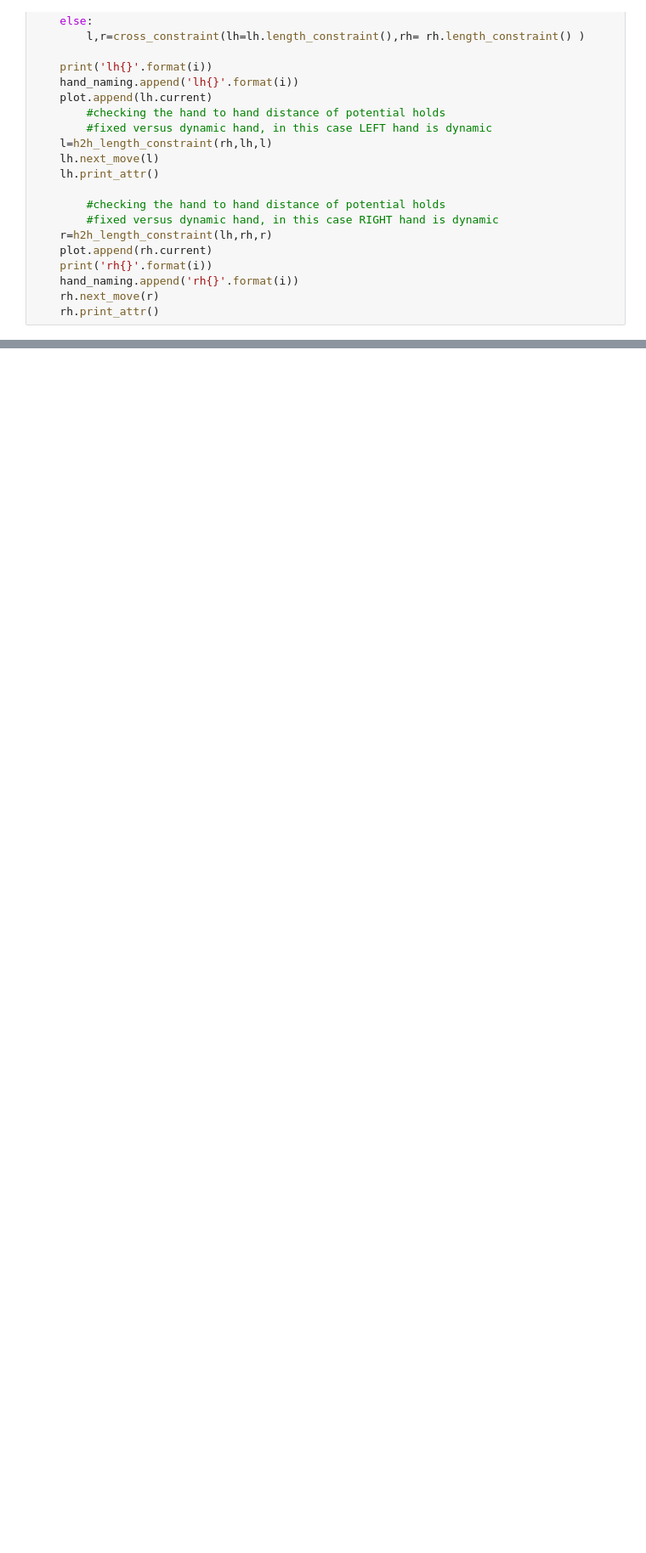
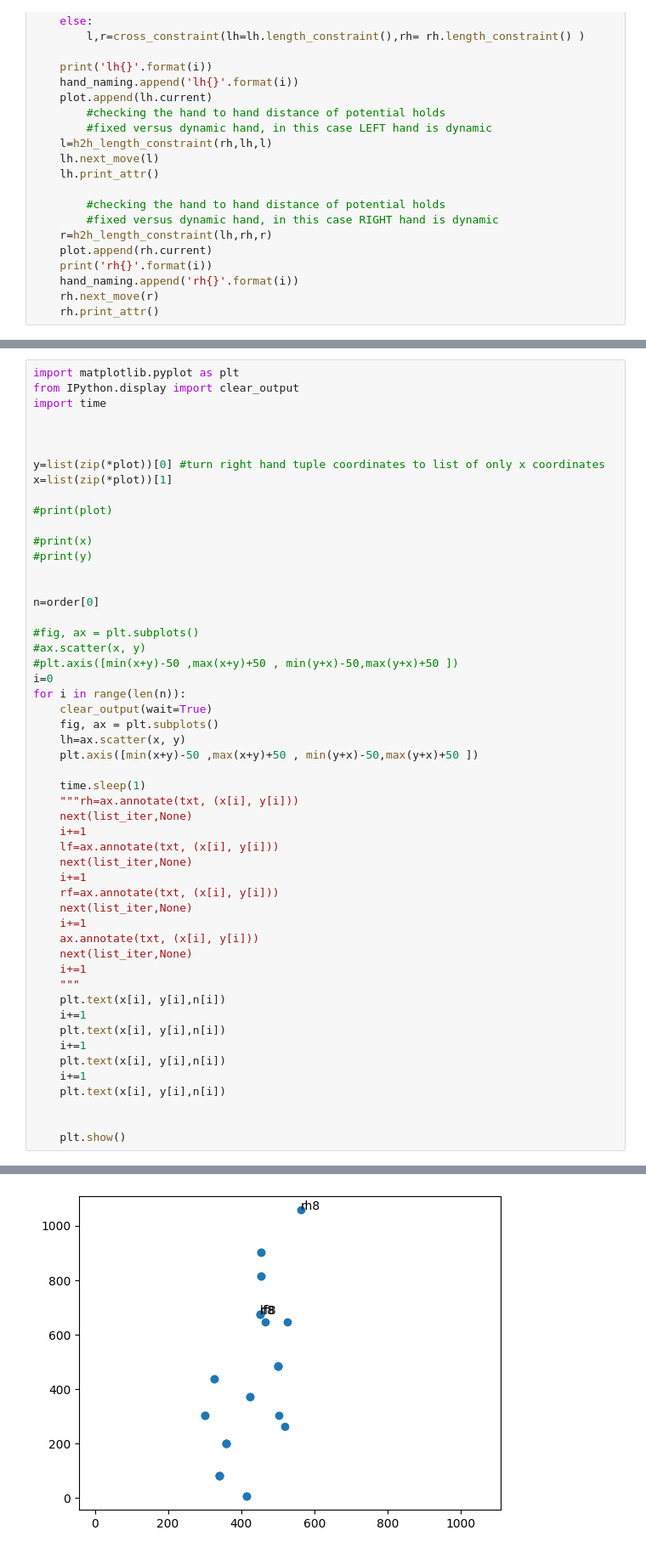
Before and after one commit to yacoine/rco, a Jupyter notebook: rock_climbing_optimizer.ipynb, the cells around one changed output, grey strips where cells are left out. Shown: that part at 85% size. Saved outputs shown, nothing was run; the diff lists cells and outputs as text; blank space fills up the shorter version.

```diff
--- a/rock_climbing_optimizer.ipynb
+++ b/rock_climbing_optimizer.ipynb
@@ -778,0 +867,53 @@ def constraints():
+# %%
+import matplotlib.pyplot as plt
+from IPython.display import clear_output
+import time
+
+
+
+y=list(zip(*plot))[0] #turn right hand tuple coordinates to list of only x coordinates
+x=list(zip(*plot))[1]
+
+#print(plot)
+
+#print(x)
+#print(y)
+
+
+n=order[0]
+
+#fig, ax = plt.subplots()
+#ax.scatter(x, y)
+#plt.axis([min(x+y)-50 ,max(x+y)+50 , min(y+x)-50,max(y+x)+50 ])
+i=0
+for i in range(len(n)):
+    clear_output(wait=True)
+    fig, ax = plt.subplots()
+    lh=ax.scatter(x, y)
+    plt.axis([min(x+y)-50 ,max(x+y)+50 , min(y+x)-50,max(y+x)+50 ])
+
+    time.sleep(1)
+    """rh=ax.annotate(txt, (x[i], y[i]))
+    next(list_iter,None)
+    i+=1
+    lf=ax.annotate(txt, (x[i], y[i]))
+    next(list_iter,None)
+    i+=1
+    rf=ax.annotate(txt, (x[i], y[i]))
+    next(list_iter,None)
+    i+=1
+    ax.annotate(txt, (x[i], y[i]))
+    next(list_iter,None)
+    i+=1
+    """
+    plt.text(x[i], y[i],n[i])
+    i+=1
+    plt.text(x[i], y[i],n[i])
+    i+=1
+    plt.text(x[i], y[i],n[i])
+    i+=1
+    plt.text(x[i], y[i],n[i])
+
+
+    plt.show()
+# %% [output]
@@ -778,0 +921 @@ def constraints():
+[figure, added]
```
Also changed, not shown: parts of 7 cells of this notebook, 1 other file.
